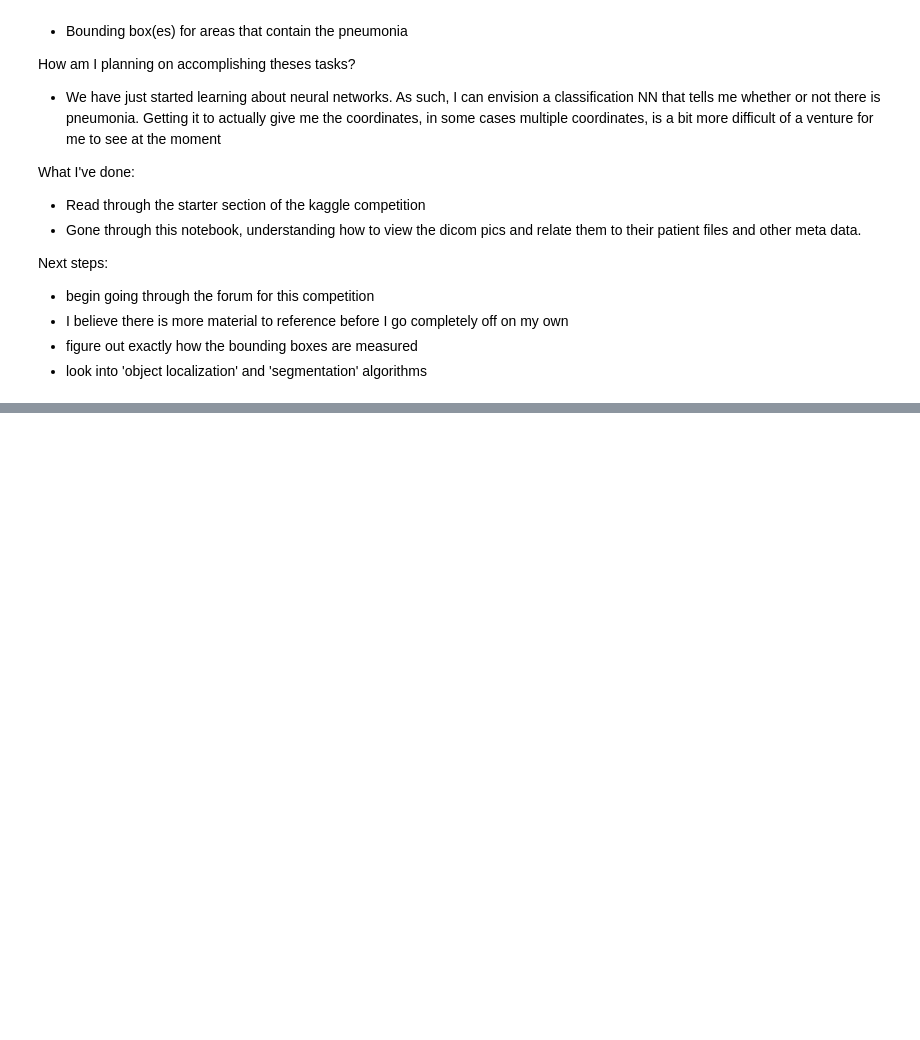
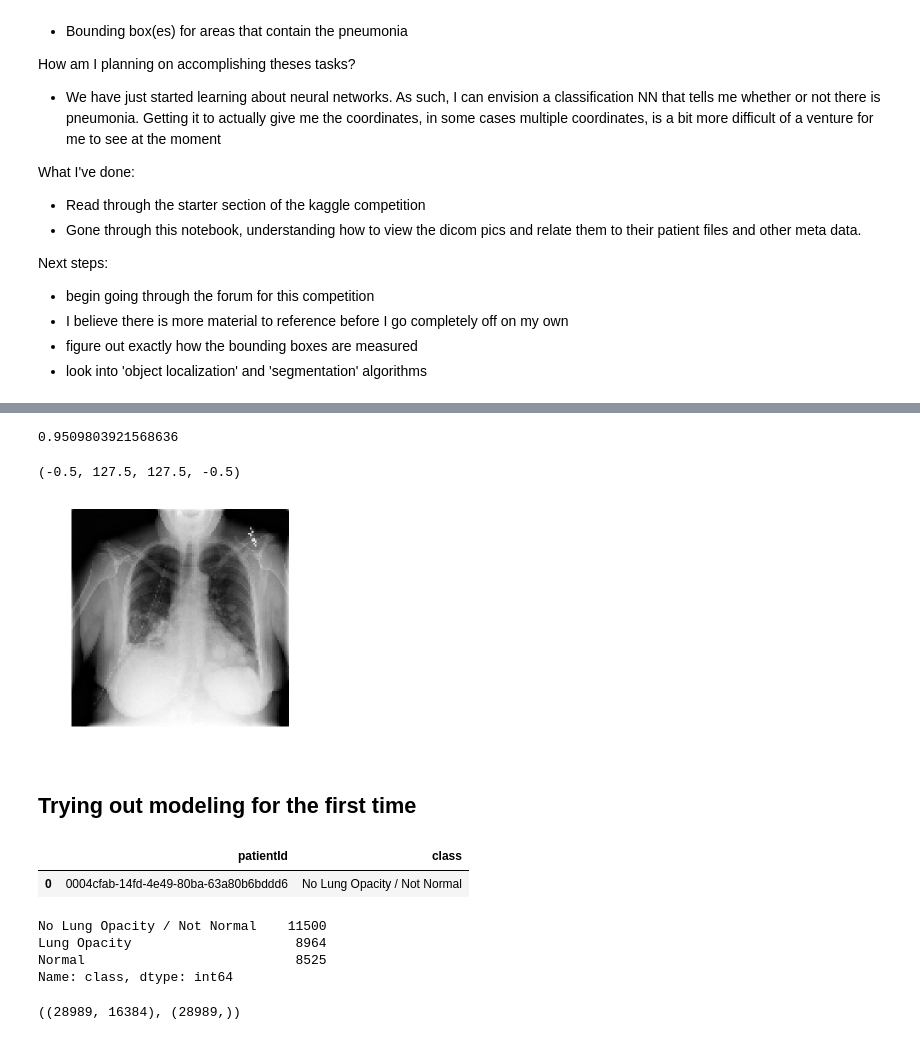
Before and after one commit to gerket/dsi_capstone, a Jupyter notebook: pneumonia/exploratory-data-analysis.ipynb, the cells around one changed output, grey strips where cells are left out. Saved outputs shown, nothing was run; the diff lists cells and outputs as text; code cells hidden in the pictures; blank space fills up the shorter version.

```diff
--- a/pneumonia/exploratory-data-analysis.ipynb
+++ b/pneumonia/exploratory-data-analysis.ipynb
@@ -306,0 +353,5 @@ There is a ipynb that is much more in depth and seems to give a pretty in-depth
+# %%
+pixel_labels = []
+for i in range(resized_shape[0] * resized_shape[1]):
+    pixel_labels.append("pixel"+str(i))
+pixel_labels[:10]
@@ -306,0 +369,5 @@ There is a ipynb that is much more in depth and seems to give a pretty in-depth
+# %%
+%%time
+final_pixel_array = []
+for i in im:
+    final_pixel_array.extend(i)
@@ -306,0 +399,24 @@ There is a ipynb that is much more in depth and seems to give a pretty in-depth
+# %%
+%%time
+
+# Kernel breaks after like 10-15 minutes running against the whole set. Not scalable it would seem.
+
+#trying out scaling the images down to 512x512
+
+#setting up an array of 1d pixel arrays for all of the pics
+huge_pixel_array = []
+index = 0
+for i in df_detailed['patientId']:
+    # Get the image data
+    dcm_file = './data/stage_1_train_images/%s.dcm' % patientId
+    dcm_data = pydicom.read_file(dcm_file)
+    im = dcm_data.pixel_array
+
+    #convert the image into a 1d array of pixels
+    final_pixel_array = []
+    for i in resize(im, resized_shape): #resize the image into a 512x512 image instead of a 1024*1024. Might be too big in the long run still but we'll see
+        final_pixel_array.extend(i)
+    huge_pixel_array.append(final_pixel_array)
+    index += 1
+    if index == num_images:
+        break
@@ -306,0 +426,3 @@ There is a ipynb that is much more in depth and seems to give a pretty in-depth
+# %%
+%%time
+temp = pd.DataFrame(data = huge_pixel_array, columns = pixel_labels)
@@ -306,0 +442,13 @@ There is a ipynb that is much more in depth and seems to give a pretty in-depth
+# %%
+temp.max().max() # Checking to make sure that the scaling was correctly done
+# %% [output]
+0.9509803921568636
+# %%
+### Checking to make sure that the images still look like images
+pylab.imshow(temp.iloc[0].values.reshape(resized_shape[0], resized_shape[1]), cmap=pylab.cm.gist_gray)
+pylab.axis('off')
+# %% [output]
+(-0.5, 127.5, 127.5, -0.5)
+[figure, added]
+# %% [markdown]
+## Trying out modeling for the first time
@@ -306,0 +457,12 @@ There is a ipynb that is much more in depth and seems to give a pretty in-depth
+# %%
+y.head(1)
+# %% [output]
+|  | patientId | class |
+| 0 | 0004cfab-14fd-4e49-80ba-63a80b6bddd6 | No Lung Opacity / Not Normal |
+# %%
+y['class'].value_counts()
+# %% [output]
+No Lung Opacity / Not Normal    11500
+Lung Opacity                     8964
+Normal                           8525
+Name: class, dtype: int64
@@ -306,0 +478,7 @@ There is a ipynb that is much more in depth and seems to give a pretty in-depth
+# %%
+X = temp
+
+
+X.shape, y.shape
+# %% [output]
+((28989, 16384), (28989,))
```
Also changed, not shown: parts of 39 cells of this notebook, 6 other files.
